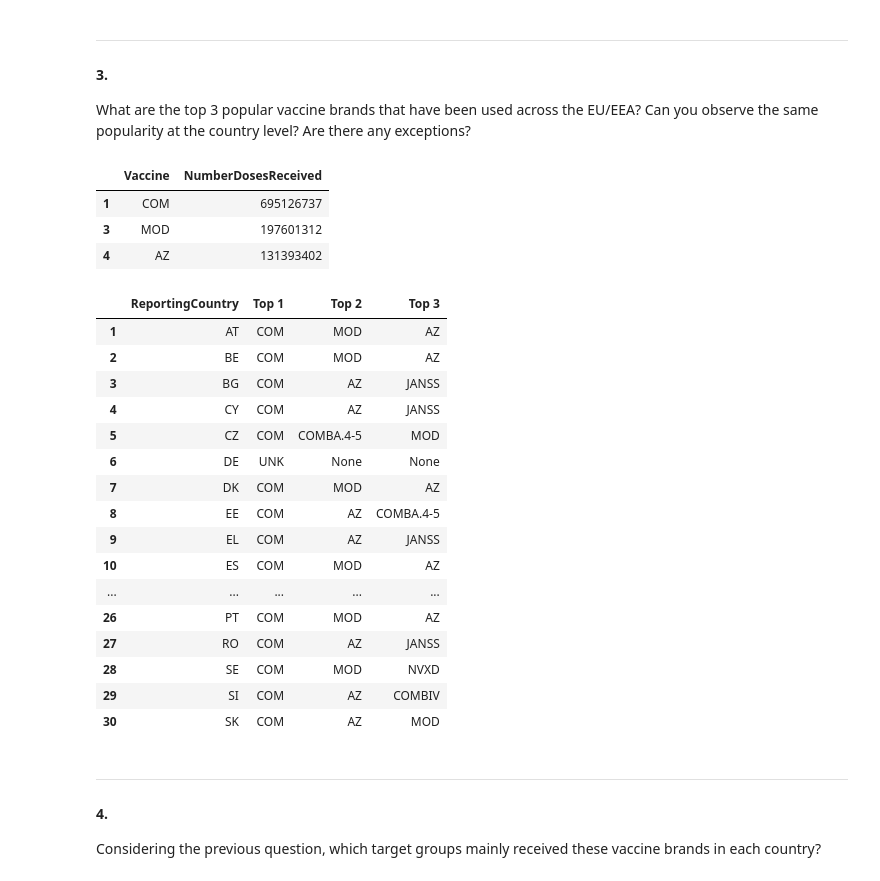
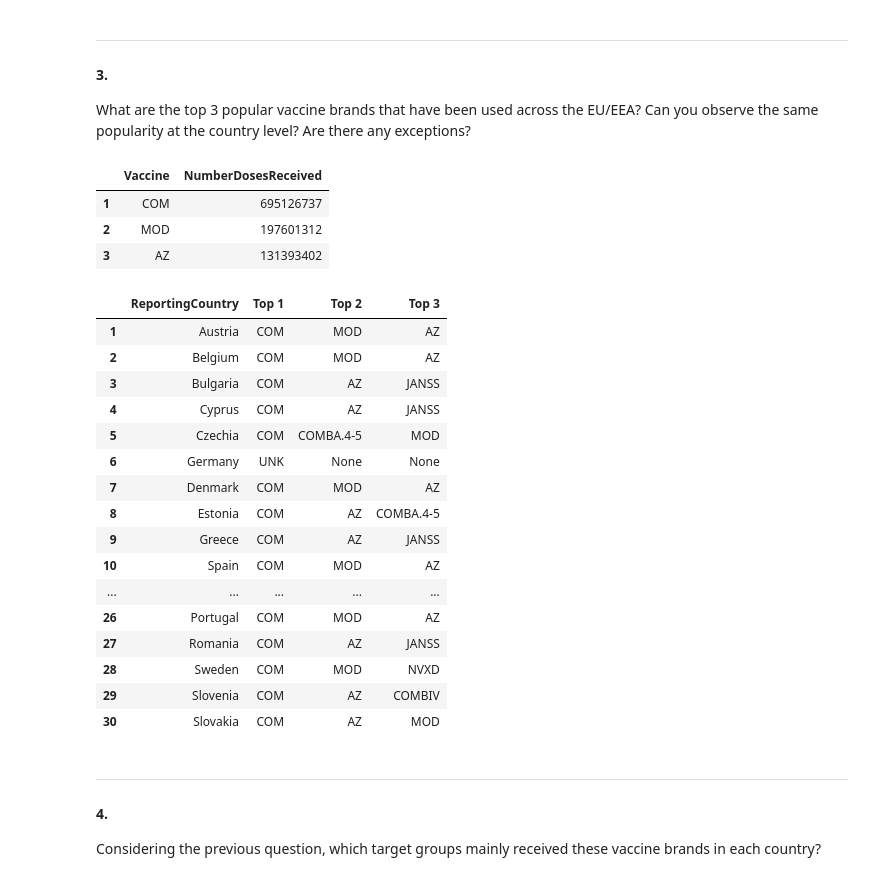
Before and after one commit to Globose/dv1597, a Jupyter notebook: a2/book.ipynb, the cells around one changed output. Cells and saved outputs as stored; diff of their text form; code cells hidden in the pictures.

```diff
--- a/a2/book.ipynb
+++ b/a2/book.ipynb
@@ -221,57 +221,61 @@ What are the top 3 popular vaccine brands that have been used across the EU/EEA?
 # %%
 # Create dataframe with summed up NumberDosesReceived for each vaccine
 df_vaccines = df_vaccination.groupby('Vaccine')['NumberDosesReceived'].sum().reset_index()
-df_sorted = df_vaccines.sort_values(by='NumberDosesReceived', ascending=False).reset_index(drop=True)
+df_sorted = df_vaccines.sort_values(by='NumberDosesReceived', ascending=False)
 
 # Top 3 (without "unknown")
-df_sorted = df_sorted.drop(1).head(3)
+df_sorted = df_sorted.drop(16).head(3).reset_index(drop=True)
 df_sorted.reset_index().drop(columns='index', axis=1)
 
 # Top 3 for each country
 grouped = df_vaccination.groupby(['ReportingCountry', 'Vaccine'])['NumberDosesReceived'].sum().reset_index()
 
 # Apply lambda-function to each group and concatenate the results
 grouped = grouped.groupby('ReportingCountry')
 grouped = grouped.apply(lambda x: x.nlargest(3, 'NumberDosesReceived')).reset_index(drop=True)
 grouped = grouped[['ReportingCountry', 'Vaccine']]
 
 grouped_top_3 = grouped.groupby('ReportingCountry')['Vaccine'].agg(list)
+
 # Convert the list of vaccines into separate columns (Top 1, Top 2, Top 3)
 # You can use the pd.DataFrame constructor to transform the grouped data
 grouped_top_3 = pd.DataFrame(grouped_top_3.tolist(), index=grouped_top_3.index, columns=['Top 1', 'Top 2', 'Top 3'])
 
 # Reset the index to include 'ReportingCountry' as a column
 grouped_top_3.reset_index(inplace=True)
+
+# Replace country code with country name
+grouped_top_3['ReportingCountry'] = grouped_top_3['ReportingCountry'].map(name_dict)
 
 # Start counting from 1
 df_sorted.index += 1
 grouped_top_3.index += 1
 
 # Display
 display(df_sorted)
 display(grouped_top_3)
 # %% [output]
 |  | Vaccine | NumberDosesReceived |
 | 1 | COM | 695126737 |
-| 3 | MOD | 197601312 |
-| 4 | AZ | 131393402 |
+| 2 | MOD | 197601312 |
+| 3 | AZ | 131393402 |
 |  | ReportingCountry | Top 1 | Top 2 | Top 3 |
-| 1 | AT | COM | MOD | AZ |
-| 2 | BE | COM | MOD | AZ |
-| 3 | BG | COM | AZ | JANSS |
-| 4 | CY | COM | AZ | JANSS |
-| 5 | CZ | COM | COMBA.4-5 | MOD |
-| 6 | DE | UNK | None | None |
-| 7 | DK | COM | MOD | AZ |
-| 8 | EE | COM | AZ | COMBA.4-5 |
-| 9 | EL | COM | AZ | JANSS |
-| 10 | ES | COM | MOD | AZ |
+| 1 | Austria | COM | MOD | AZ |
+| 2 | Belgium | COM | MOD | AZ |
+| 3 | Bulgaria | COM | AZ | JANSS |
+| 4 | Cyprus | COM | AZ | JANSS |
+| 5 | Czechia | COM | COMBA.4-5 | MOD |
+| 6 | Germany | UNK | None | None |
+| 7 | Denmark | COM | MOD | AZ |
+| 8 | Estonia | COM | AZ | COMBA.4-5 |
+| 9 | Greece | COM | AZ | JANSS |
+| 10 | Spain | COM | MOD | AZ |
 | ... | ... | ... | ... | ... |
-| 26 | PT | COM | MOD | AZ |
-| 27 | RO | COM | AZ | JANSS |
-| 28 | SE | COM | MOD | NVXD |
-| 29 | SI | COM | AZ | COMBIV |
-| 30 | SK | COM | AZ | MOD |
+| 26 | Portugal | COM | MOD | AZ |
+| 27 | Romania | COM | AZ | JANSS |
+| 28 | Sweden | COM | MOD | NVXD |
+| 29 | Slovenia | COM | AZ | COMBIV |
+| 30 | Slovakia | COM | AZ | MOD |
 # %% [markdown]
 ***
 #### 4.
```
Also changed, not shown: parts of 1 cell of this notebook.
